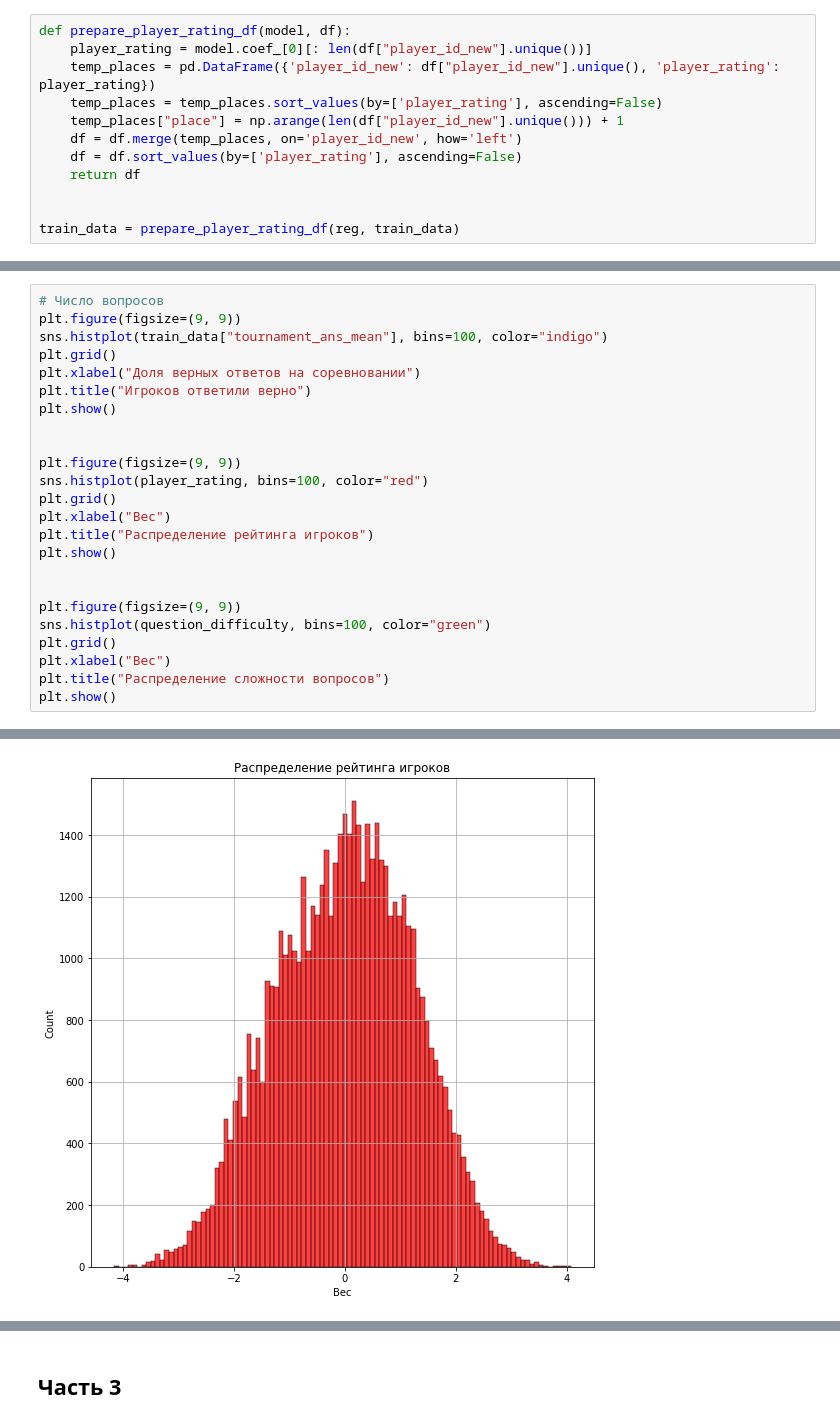
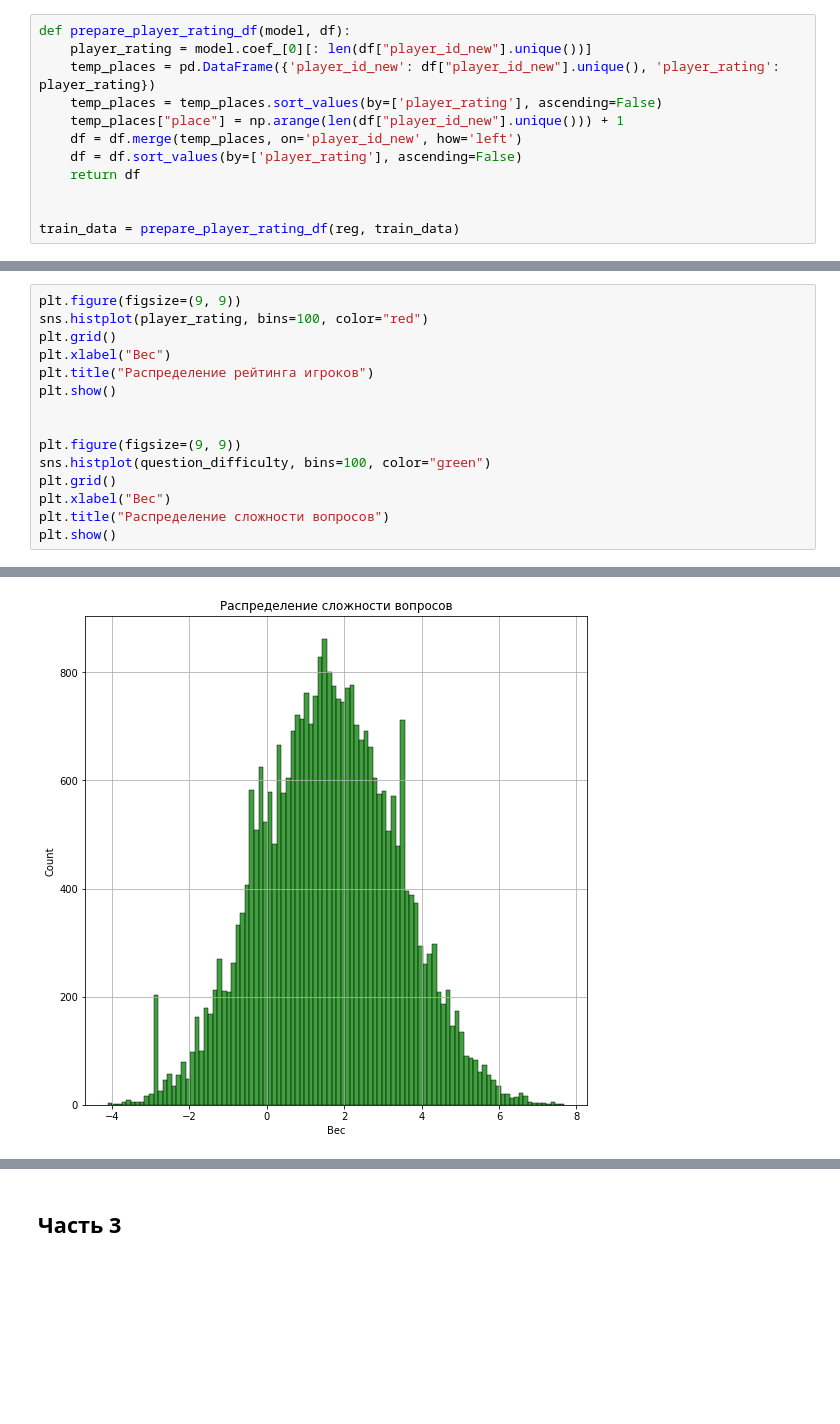
Before and after one commit to titika2013/adv_ml_made_2022, a Jupyter notebook: made_ml_2.ipynb, the cells around one changed output, grey strips where cells are left out. Saved outputs shown, nothing was run; the diff lists cells and outputs as text; blank space fills up the shorter version.

```diff
--- a/made_ml_2.ipynb
+++ b/made_ml_2.ipynb
@@ -218,13 +218,4 @@ pd.DataFrame(rating)
 # %%
-# Число вопросов
-plt.figure(figsize=(9, 9))
-sns.histplot(train_data["tournament_ans_mean"], bins=100, color="indigo")
-plt.grid()
-plt.xlabel("Доля верных ответов на соревновании")
-plt.title("Игроков ответили верно")
-plt.show()
-
-
 plt.figure(figsize=(9, 9))
 sns.histplot(player_rating, bins=100, color="red")
 plt.grid()
@@ -244 +235 @@ plt.show()
-[figure, old version]
+[figure, new version]
```
Also changed, not shown: parts of 10 cells of this notebook.
